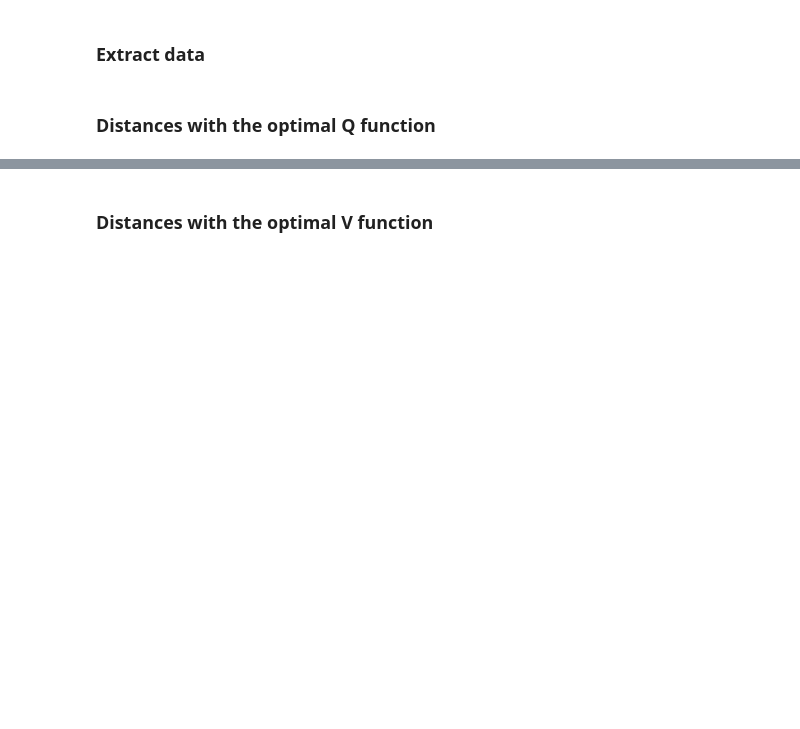
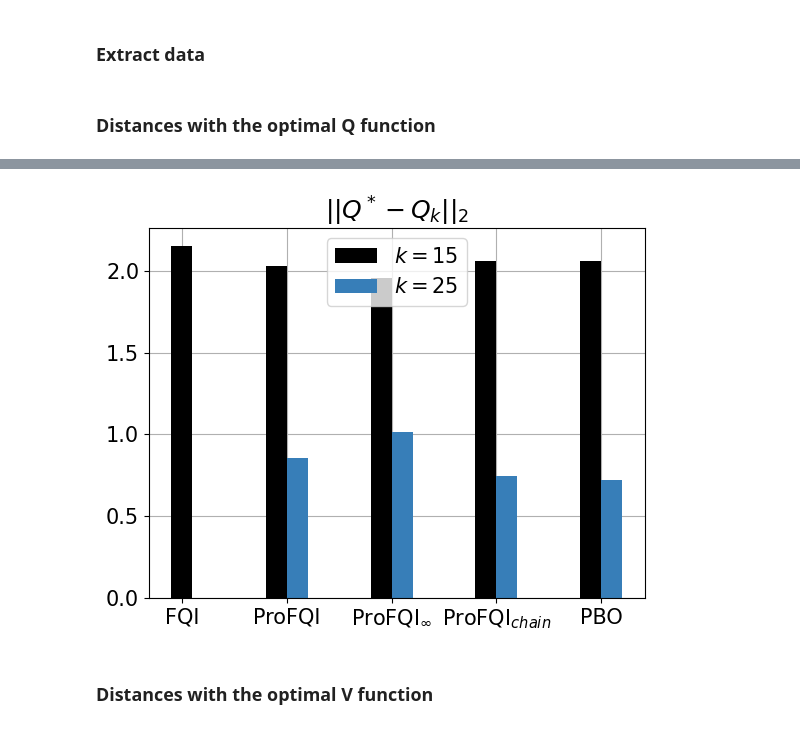
Before and after one commit to theovincent/PBO, a Jupyter notebook: experiments/chain_walk/plots.ipynb, the cells around one changed output, grey strips where cells are left out. Drawn from its saved outputs; the diff is of its cells as text; code cells hidden in the pictures; blank space fills up the shorter version.

```diff
--- a/experiments/chain_walk/plots.ipynb
+++ b/experiments/chain_walk/plots.ipynb
@@ -141,3 +141,56 @@ _ = plt.savefig(f"figures/{experiment_name}/Q_{max_bellman_iterations}.pdf", bbo
+# %%
+import matplotlib.pyplot as plt
+from experiments import colors
+
+plt.rc("font", size=15)
+plt.rc("lines", linewidth=3)
+fig, ax = plt.subplots()
+
+x_label = []
+x_position = 0
+bar_size = 0.2
+
+if show_fqi:
+    plt.bar([x_position], [fqi_q_mean[-1]], width=bar_size, color="black", zorder=2)
+    x_position += 1
+    x_label.append("FQI")
+
+if show_lspi:
+    plt.bar([x_position], [lspi_q_mean[-1]], width=bar_size, color="black", zorder=2)
+    x_position += 1
+    x_label.append("LSPI")
+
+if show_pbo_deep:
+    plt.bar([x_position - bar_size / 2], [pbo_deep_q_mean[max_bellman_iterations]], width=bar_size, color="black", zorder=2)
+    plt.bar([x_position + bar_size / 2], [pbo_deep_q_mean[-2]], width=bar_size, color=colors["blue"], zorder=2)
+    x_position += 1
+    x_label.append("ProFQI")
+
+if show_pbo_linear:
+    plt.bar([x_position - bar_size / 2], [pbo_linear_q_mean[max_bellman_iterations]], width=bar_size, color="black", zorder=2)
+    plt.bar([x_position + bar_size / 2], [pbo_linear_q_mean[-2]], width=bar_size, color=colors["blue"], zorder=2)
+    x_position += 1
+    x_label.append("ProFQI$_{\infty}$")
+
+if show_pbo_max_linear:
+    plt.bar([x_position - bar_size / 2], [pbo_max_linear_q_mean[max_bellman_iterations]], width=bar_size, color="black", zorder=2)
+    plt.bar([x_position + bar_size / 2], [pbo_max_linear_q_mean[-1]], width=bar_size, color=colors["blue"], zorder=2)
+    x_position += 1
+    x_label.append("ProFQI$_{chain}$")
+
+if show_pbo_optimal:
+    plt.bar([x_position - bar_size / 2], [pbo_optimal_q_mean[max_bellman_iterations]], width=bar_size, label=f"$k = {max_bellman_iterations}$", color="black", zorder=2)
+    plt.bar([x_position + bar_size / 2], [pbo_optimal_q_mean[-1]], width=bar_size, label=f"$k = {max_bellman_iterations_validation}$", color=colors["blue"], zorder=2)
+    x_position += 1
+    x_label.append("PBO")
+
+plt.title("$|| Q^* - Q_k ||_2$")
+plt.xticks(range(x_position), x_label)
+plt.legend()
+plt.grid(zorder=0)
+_ = plt.savefig(f"figures/{experiment_name}/Q_bar_{max_bellman_iterations}.pdf", bbox_inches='tight')
+# %% [output]
+[figure, added]
 # %% [markdown]
 ### Distances with the optimal V function
 # %%
```
Also changed, not shown: parts of 3 cells of this notebook.
